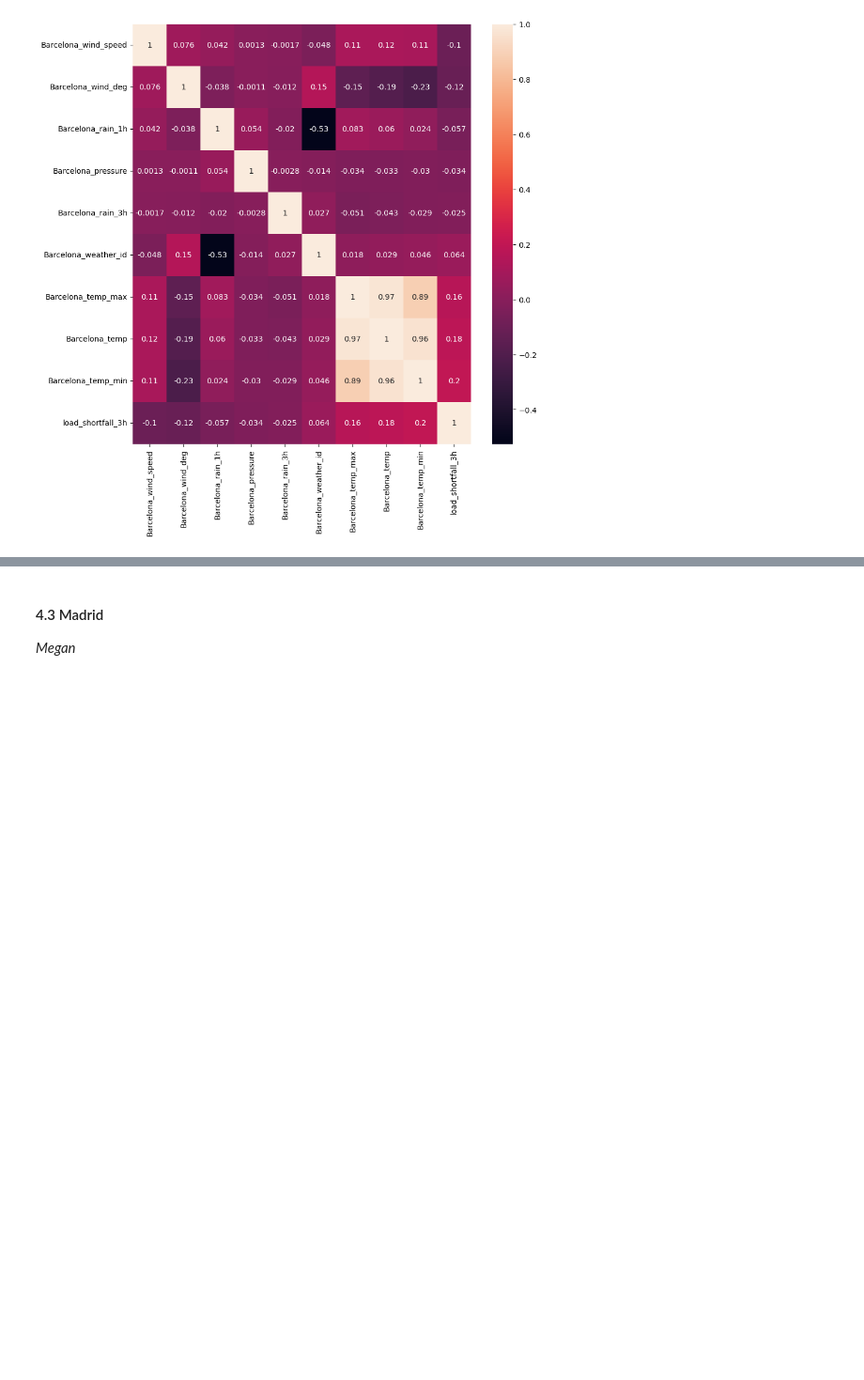
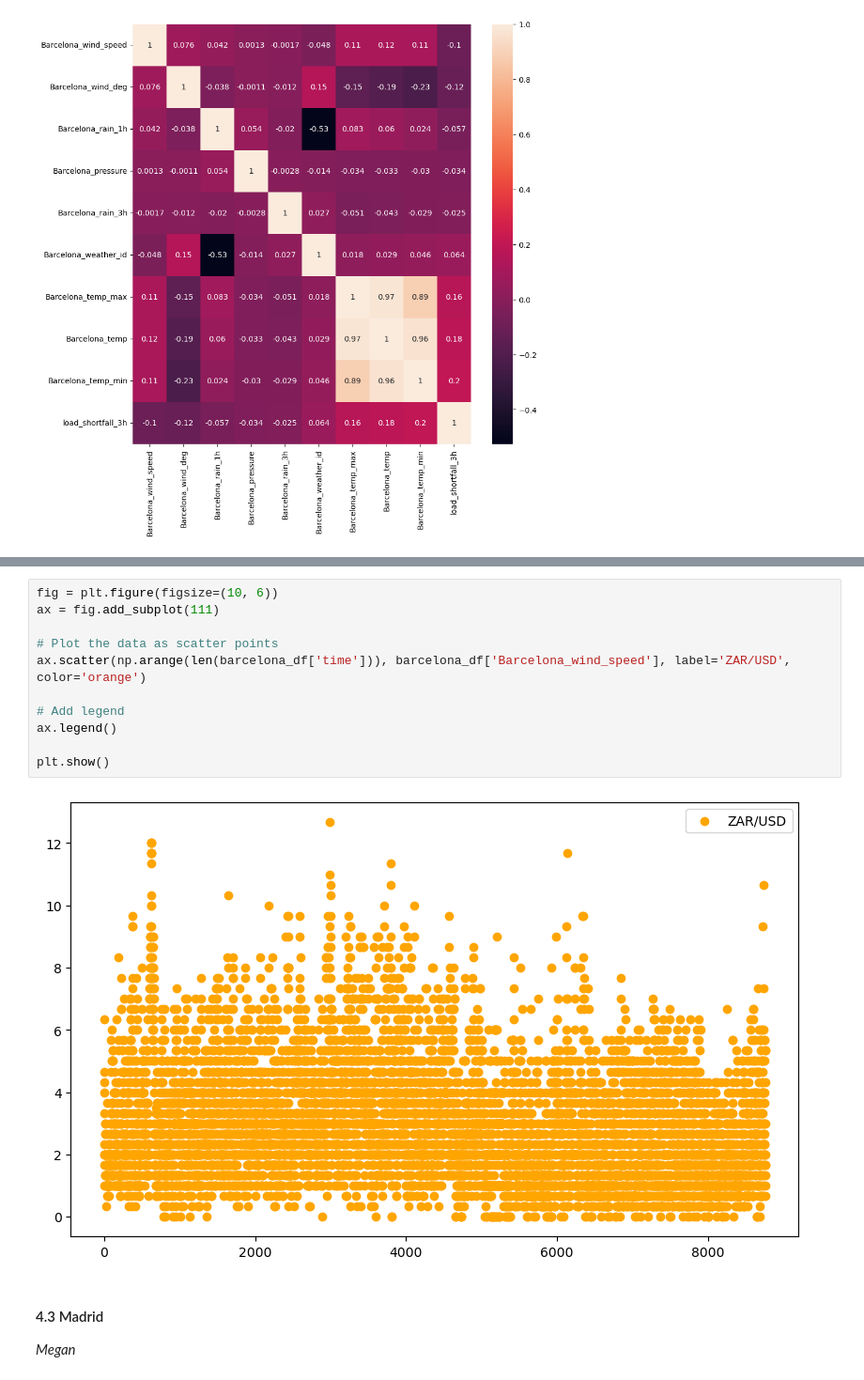
Before and after one commit to Mojalefa-Motloung/ML-Regression-, a Jupyter notebook: SpainElectricityMachineLearning.ipynb, the cells around one changed output, grey strips where cells are left out. Shown: that part at 94% size. Drawn from its saved outputs; the diff is of its cells as text; blank space fills up the shorter version.

```diff
--- a/SpainElectricityMachineLearning.ipynb
+++ b/SpainElectricityMachineLearning.ipynb
@@ -186,3 +249,16 @@ sns.heatmap(corrBarcelona_df, annot=True)
+# %%
+fig = plt.figure(figsize=(10, 6))
+ax = fig.add_subplot(111)
+
+# Plot the data as scatter points
+ax.scatter(np.arange(len(barcelona_df['time'])), barcelona_df['Barcelona_wind_speed'], label='ZAR/USD', color='orange')
+
+# Add legend
+ax.legend()
+
+plt.show()
+# %% [output]
+[figure, added]
 # %% [markdown]
 #### 4.3 Madrid
 *Megan*
```
Also changed, not shown: parts of 11 cells of this notebook.
